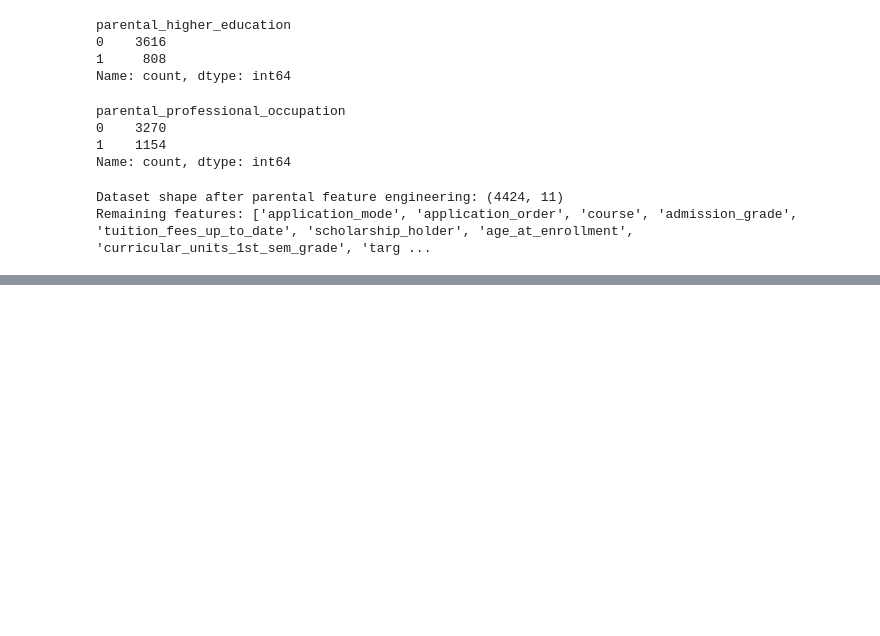
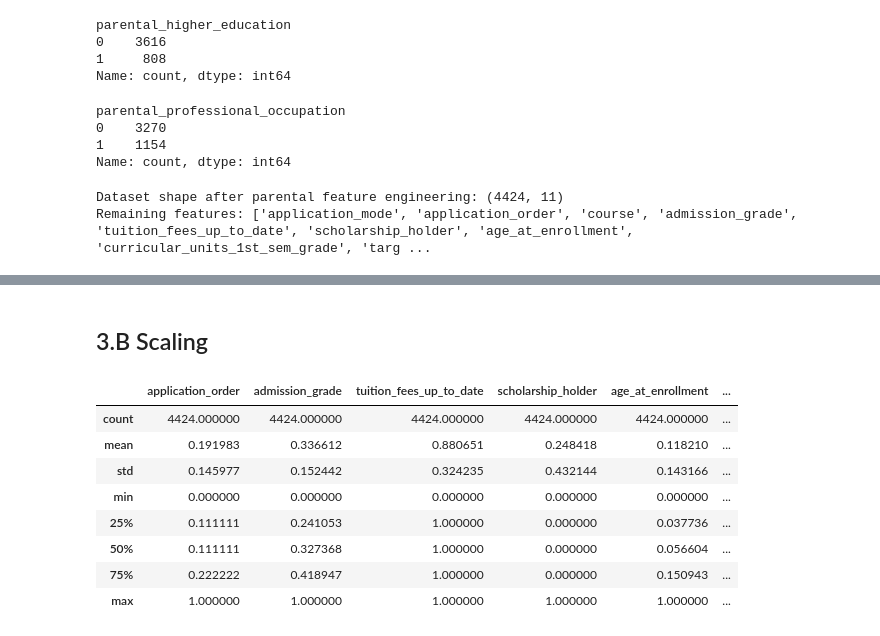
Before and after one commit to cwfmoore/msc_ai_module, a Jupyter notebook: k-NN.ipynb, the cells around one changed output, grey strips where cells are left out. Saved outputs shown, nothing was run; the diff lists cells and outputs as text; code cells hidden in the pictures; blank space fills up the shorter version.

```diff
--- a/k-NN.ipynb
+++ b/k-NN.ipynb
@@ -428,0 +439,38 @@ NameError: name 'X' is not defined
+# %% [markdown]
+## 3.B Scaling
+# %%
+# Define X which is the features dataset, reset index, and drop target column
+df_dataset.reset_index(drop=True, inplace=True)
+X = df_dataset.drop('target_binary', axis=1)
+
+# Select features to scale
+features_to_scale = [
+    'application_order', 'admission_grade', 'age_at_enrollment',
+    'curricular_units_1st_sem_grade', 'application_mode_withdrawal_rate',
+    'course_withdrawal_rate'
+]
+
+# Select the scaler based on the config toml file
+knn_config = config.get('k-NN_model', {})
+scaler_type = knn_config.get('scaler_type')
+if not scaler_type or scaler_type not in ['standard', 'minmax']:
+    raise ValueError('Scaler type not specified in configuration file.')
+elif scaler_type == 'standard':
+    scaler = StandardScaler()
+elif scaler_type == 'minmax':
+    scaler = MinMaxScaler()
+
+# Define X which is the features dataset
+X_scaled = X.copy()
+X_scaled[features_to_scale] = scaler.fit_transform(X[features_to_scale])
+X_scaled.describe()
+# %% [output]
+|  | application_order | admission_grade | tuition_fees_up_to_date | scholarship_holder | age_at_enrollment | ... |
+| count | 4424.000000 | 4424.000000 | 4424.000000 | 4424.000000 | 4424.000000 | ... |
+| mean | 0.191983 | 0.336612 | 0.880651 | 0.248418 | 0.118210 | ... |
+| std | 0.145977 | 0.152442 | 0.324235 | 0.432144 | 0.143166 | ... |
+| min | 0.000000 | 0.000000 | 0.000000 | 0.000000 | 0.000000 | ... |
+| 25% | 0.111111 | 0.241053 | 1.000000 | 0.000000 | 0.037736 | ... |
+| 50% | 0.111111 | 0.327368 | 1.000000 | 0.000000 | 0.056604 | ... |
+| 75% | 0.222222 | 0.418947 | 1.000000 | 0.000000 | 0.150943 | ... |
+| max | 1.000000 | 1.000000 | 1.000000 | 1.000000 | 1.000000 | ... |
```
Also changed, not shown: parts of 22 cells of this notebook, 1 other file.
